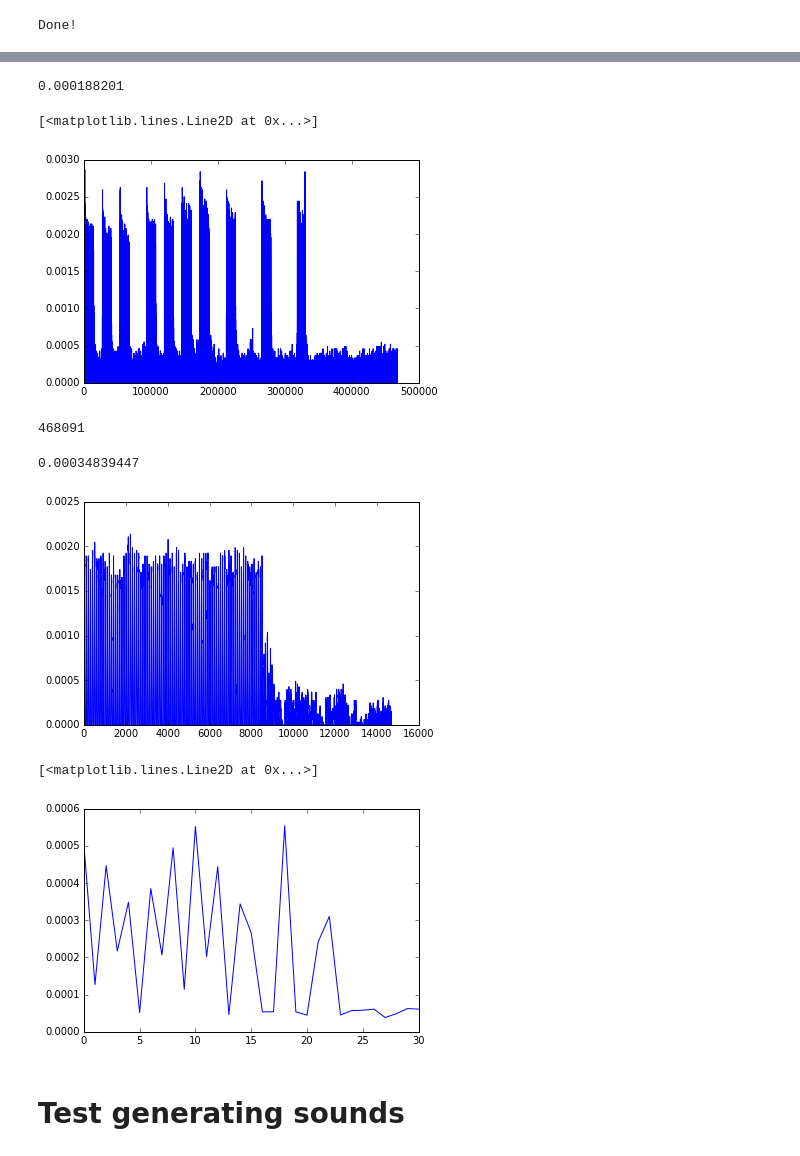
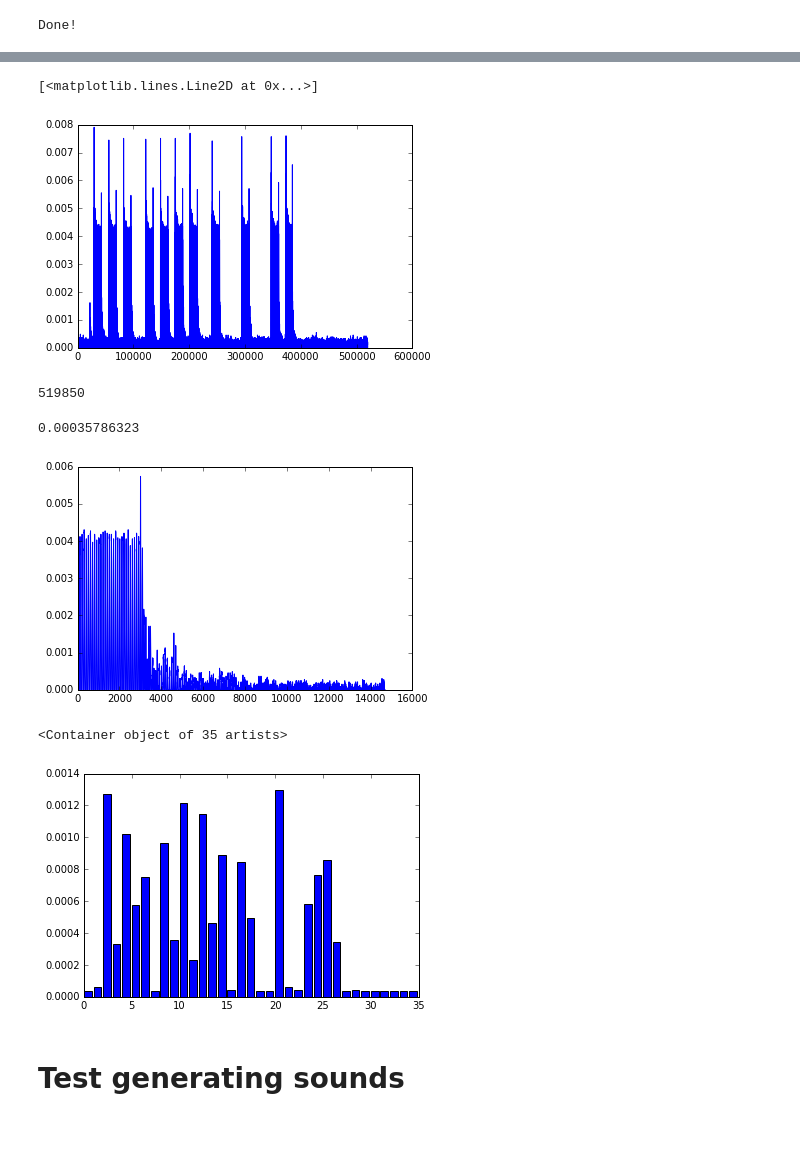
Before and after one commit to NathanYee/QEAFall2016Homework, a Jupyter notebook: bset1/badModemFirstPass.ipynb, the cells around one changed output, grey strips where cells are left out. Cells and saved outputs as stored; diff of their text form; code cells hidden in the pictures.

```diff
--- a/bset1/badModemFirstPass.ipynb
+++ b/bset1/badModemFirstPass.ipynb
@@ -46,42 +46,39 @@ plt.show()
 # %%
 def find_start(array):
     avg = []
-    for i in range(array.size - 1470):
-        avg.append(np.mean(array[i:i+1470]))
+    for i in range(array.size - 14700):
+        avg.append(np.mean(array[i:i+14700]))
 
-    cross = np.mean(avg)
-    print(cross)
-
-    for i in range(len(avg)):
-        if avg[i] > cross:
-            return array[i:]
-
-    return array
+    try:
+        return array[np.argmax(avg) % 14700:]
+    except:
+        print("no max")
+        return array
 
 
 test = find_start(myrecording)
 plt.plot(test)
 # %% [output]
-0.000188201
+[<matplotlib.lines.Line2D at 0x...>]
-[<matplotlib.lines.Line2D at 0x...>]
-[figure, old version]
+[figure, new version]
 # %%
 print(test.size)
-i=4
+i=9
 plt.plot(test[i*14700:(i+1)*14700])
 np.mean(test[i*14700:(i+1)*14700])
 # %% [output]
-468091
+519850
-0.00034839447
+0.00035786323
-[figure, old version]
+[figure, new version]
 # %%
 avg = []
 for i in range(int(test.size/14700)):
     avg.append(np.mean(test[i*14700:(i+1)*14700]))
-plt.plot(avg)
+plt.bar(range(len(avg)),avg)
+# [1,1,0,1,1,1,1,0,1,0,0,1,0,0,1]
 # %% [output]
-[<matplotlib.lines.Line2D at 0x...>]
+<Container object of 35 artists>
-[figure, old version]
+[figure, new version]
 # %% [markdown]
 # Test generating sounds
 # %%
```
Also changed, not shown: parts of 3 cells of this notebook.
